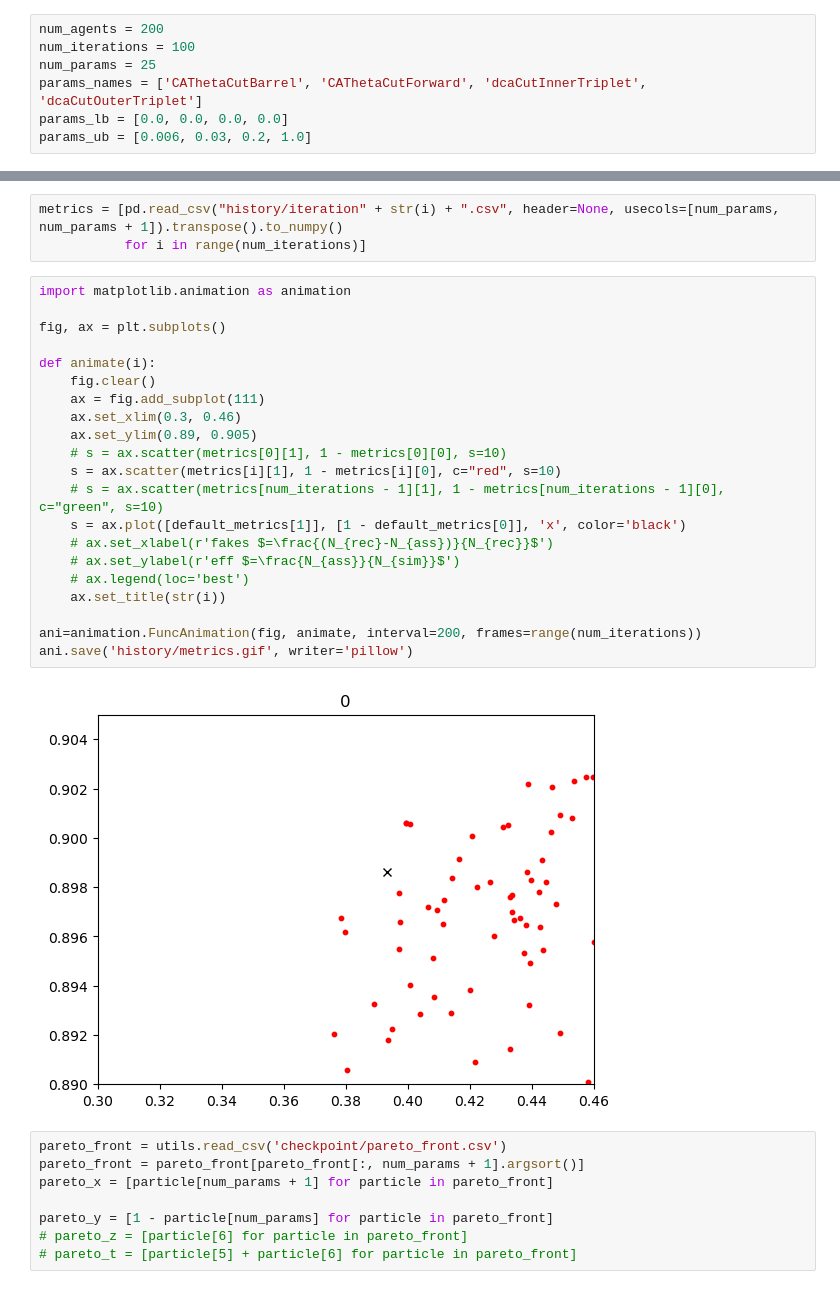
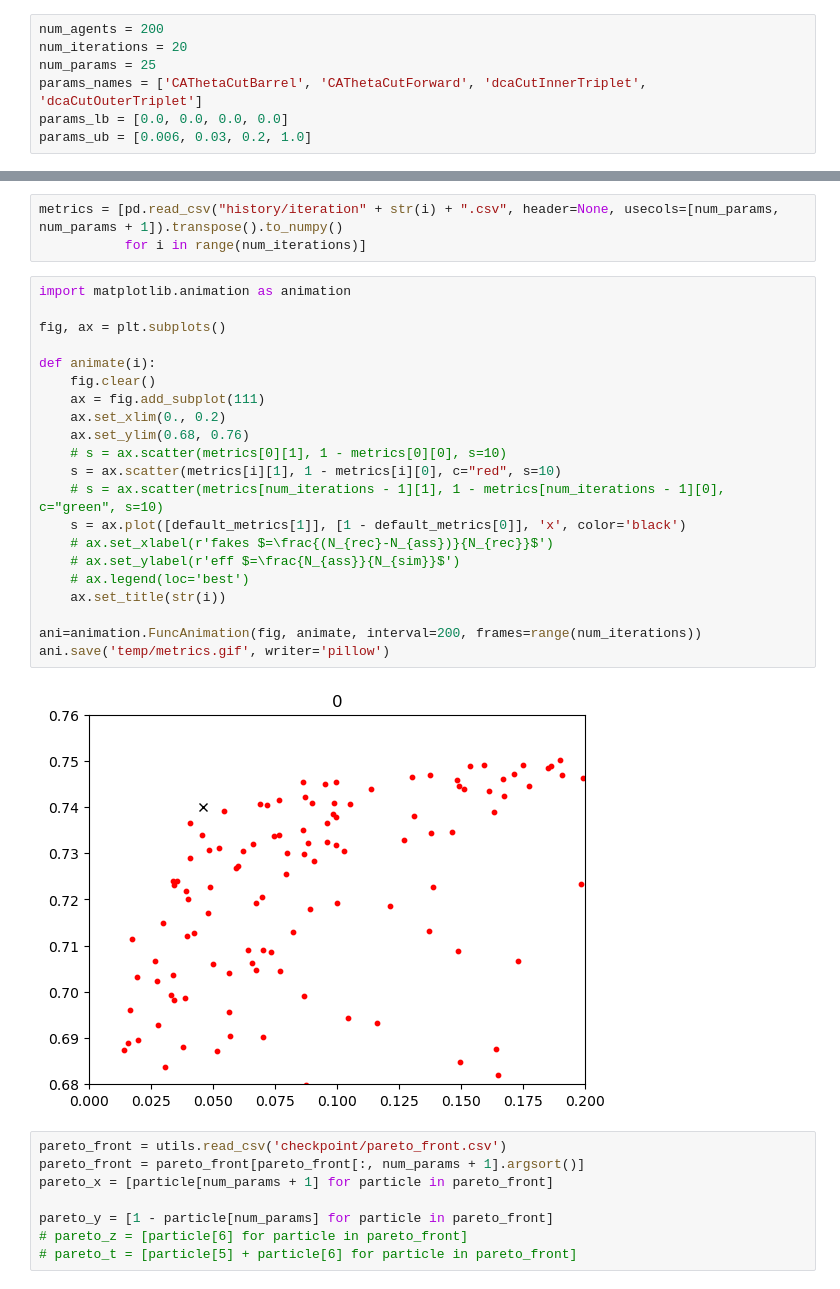
Before and after one commit to lguzzi/CA-parameter-tuning, a Jupyter notebook: plotting.ipynb, the cells around one changed output, grey strips where cells are left out. Cells and saved outputs as stored; diff of their text form.

```diff
--- a/plotting.ipynb
+++ b/plotting.ipynb
@@ -7,7 +7,7 @@ import utils
 import os
 # %%
 num_agents = 200
-num_iterations = 100
+num_iterations = 20
 num_params = 25
 params_names = ['CAThetaCutBarrel', 'CAThetaCutForward', 'dcaCutInnerTriplet', 'dcaCutOuterTriplet']
 params_lb = [0.0, 0.0, 0.0, 0.0]
@@ -22,26 +22,26 @@ metrics = [pd.read_csv("history/iteration" + str(i) + ".csv", header=None, useco
 # %%
 import matplotlib.animation as animation
 
 fig, ax = plt.subplots()
 
 def animate(i):
     fig.clear()
     ax = fig.add_subplot(111)
-    ax.set_xlim(0.3, 0.46)
-    ax.set_ylim(0.89, 0.905)
+    ax.set_xlim(0., 0.2)
+    ax.set_ylim(0.68, 0.76)
     # s = ax.scatter(metrics[0][1], 1 - metrics[0][0], s=10)
     s = ax.scatter(metrics[i][1], 1 - metrics[i][0], c="red", s=10)
     # s = ax.scatter(metrics[num_iterations - 1][1], 1 - metrics[num_iterations - 1][0], c="green", s=10)
     s = ax.plot([default_metrics[1]], [1 - default_metrics[0]], 'x', color='black')
     # ax.set_xlabel(r'fakes $=\frac{(N_{rec}-N_{ass})}{N_{rec}}$')
     # ax.set_ylabel(r'eff $=\frac{N_{ass}}{N_{sim}}$')
     # ax.legend(loc='best')
     ax.set_title(str(i))
 
 ani=animation.FuncAnimation(fig, animate, interval=200, frames=range(num_iterations))
-ani.save('history/metrics.gif', writer='pillow')
+ani.save('temp/metrics.gif', writer='pillow')
 # %% [output]
-[figure, old version]
+[figure, new version]
 # %%
 pareto_front = utils.read_csv('checkpoint/pareto_front.csv')
 pareto_front = pareto_front[pareto_front[:, num_params + 1].argsort()]
```
Also changed, not shown: parts of 6 cells of this notebook, 2 other files.
